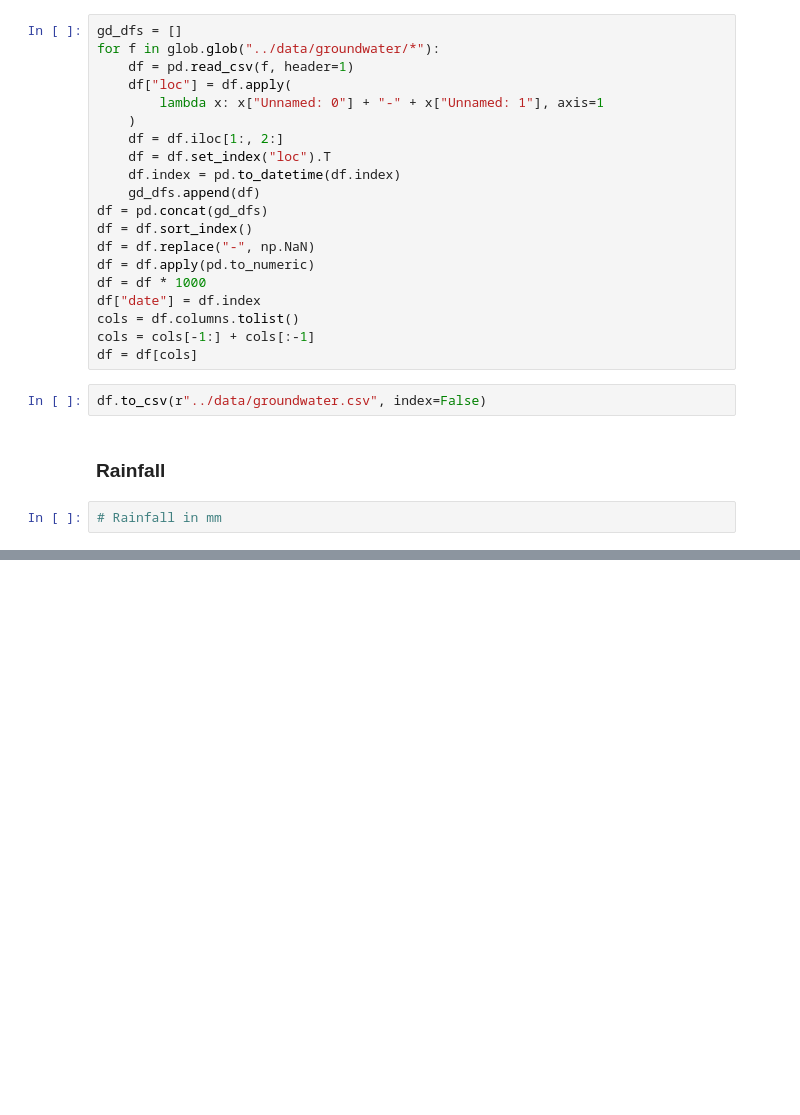
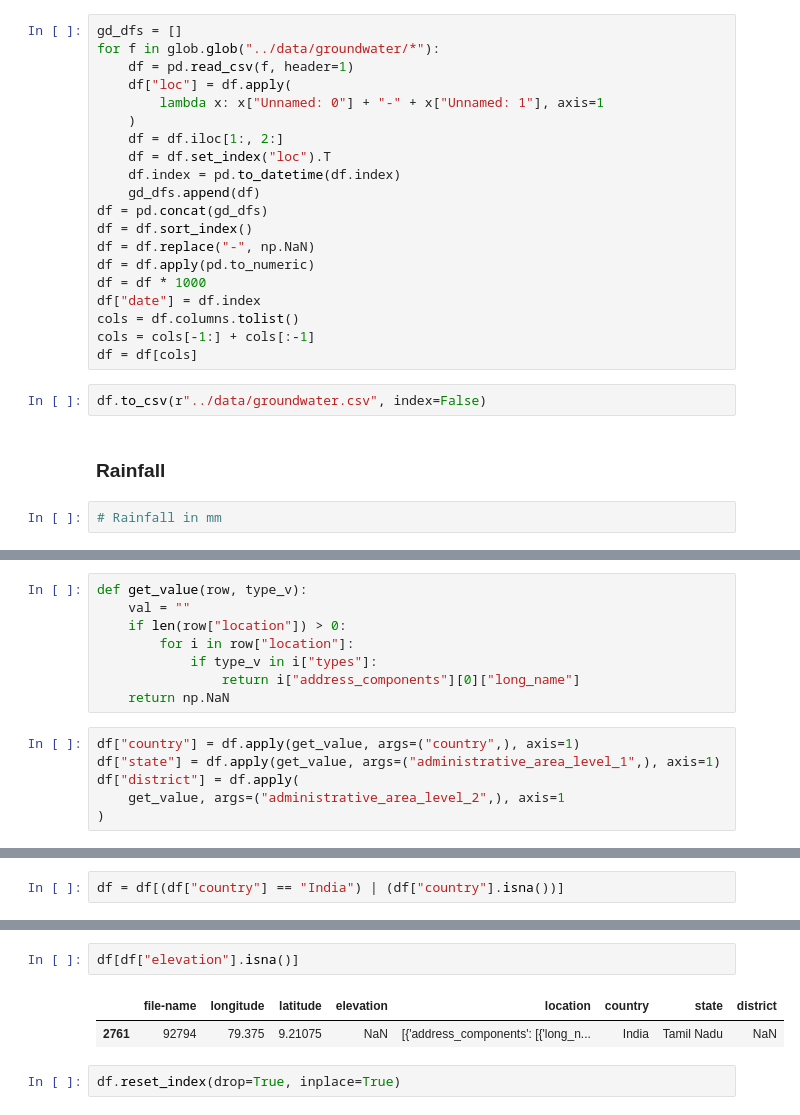
Before and after one commit to dev-essbee/groundwater-analysis-sih, a Jupyter notebook: notebooks/merge-datasets.ipynb, the cells around one changed output, grey strips where cells are left out. Cells and saved outputs as stored; diff of their text form; blank space fills up the shorter version.

```diff
--- a/notebooks/merge-datasets.ipynb
+++ b/notebooks/merge-datasets.ipynb
@@ -64,0 +144,14 @@ df.describe()
+# %%
+def get_value(row, type_v):
+    val = ""
+    if len(row["location"]) > 0:
+        for i in row["location"]:
+            if type_v in i["types"]:
+                return i["address_components"][0]["long_name"]
+    return np.NaN
+# %%
+df["country"] = df.apply(get_value, args=("country",), axis=1)
+df["state"] = df.apply(get_value, args=("administrative_area_level_1",), axis=1)
+df["district"] = df.apply(
+    get_value, args=("administrative_area_level_2",), axis=1
+)
@@ -64,0 +185,2 @@ df.describe()
+# %%
+df = df[(df["country"] == "India") | (df["country"].isna())]
@@ -64,0 +223,7 @@ df.describe()
+# %%
+df[df["elevation"].isna()]
+# %% [output]
+|  | file-name | longitude | latitude | elevation | location | country | state | district |
+| 2761 | 92794 | 79.375 | 9.21075 | NaN | [{'address_components': [{'long_n... | India | Tamil Nadu | NaN |
+# %%
+df.reset_index(drop=True, inplace=True)
```
Also changed, not shown: parts of 41 cells of this notebook, 4 other files.
